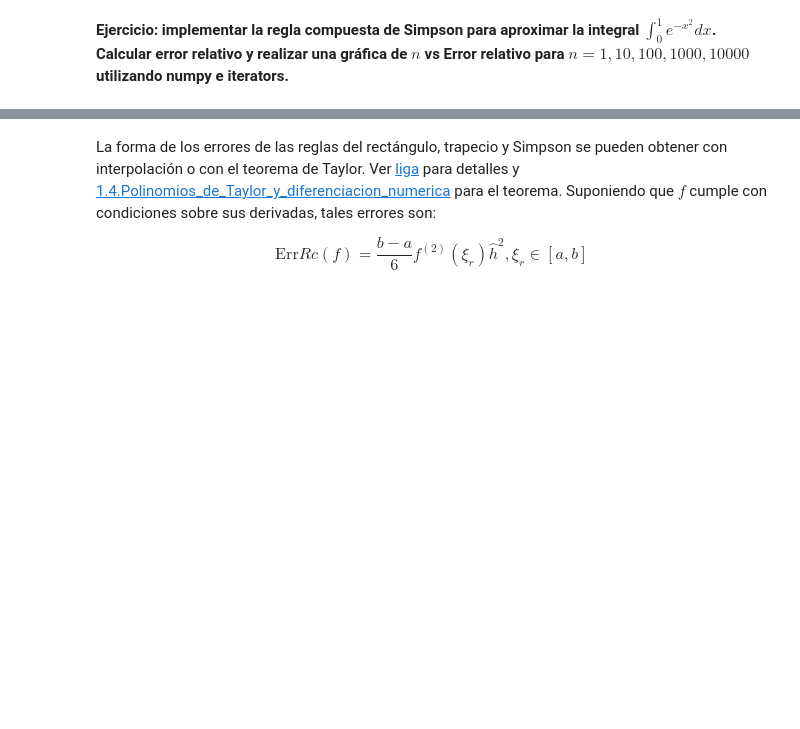
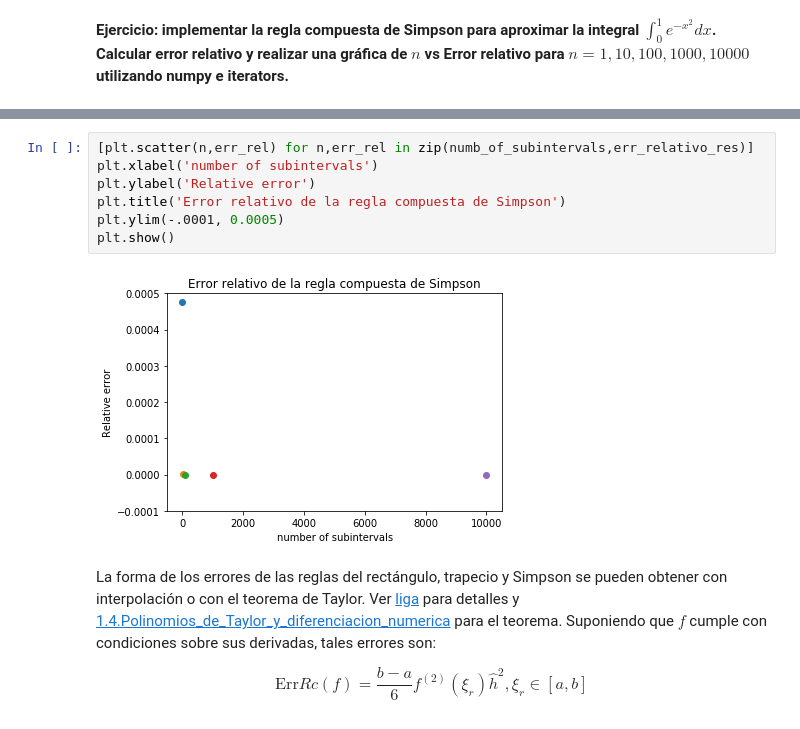
Before and after one commit to mno-2020-gh-classroom/ejercicios-de-dif-e-int-numerica-gzarazua, a Jupyter notebook: 1.5.Integracion_numerica.ipynb, the cells around one changed output, grey strips where cells are left out. Drawn from its saved outputs; the diff is of its cells as text; blank space fills up the shorter version.

```diff
--- a/1.5.Integracion_numerica.ipynb
+++ b/1.5.Integracion_numerica.ipynb
@@ -342,3 +450,12 @@ con $h=b-a$ y $n$ número de subintervalos (par).
+# %%
+[plt.scatter(n,err_rel) for n,err_rel in zip(numb_of_subintervals,err_relativo_res)]
+plt.xlabel('number of subintervals')
+plt.ylabel('Relative error')
+plt.title('Error relativo de la regla compuesta de Simpson')
+plt.ylim(-.0001, 0.0005)
+plt.show()
+# %% [output]
+[figure, added]
 # %% [markdown]
 La forma de los errores de las reglas del rectángulo, trapecio y Simpson se pueden obtener con interpolación o con el teorema de Taylor. Ver [liga](https://www.dropbox.com/s/jfrxanjls8kndjp/Diferenciacion_e_Integracion.pdf?dl=0) para detalles y [1.4.Polinomios_de_Taylor_y_diferenciacion_numerica](https://github.com/ITAM-DS/analisis-numerico-computo-cientifico/blob/master/temas/I.computo_cientifico/1.4.Polinomios_de_Taylor_y_diferenciacion_numerica.ipynb) para el teorema. Suponiendo que $f$ cumple con condiciones sobre sus derivadas, tales errores son:
 
```
Also changed, not shown: parts of 26 cells of this notebook.
